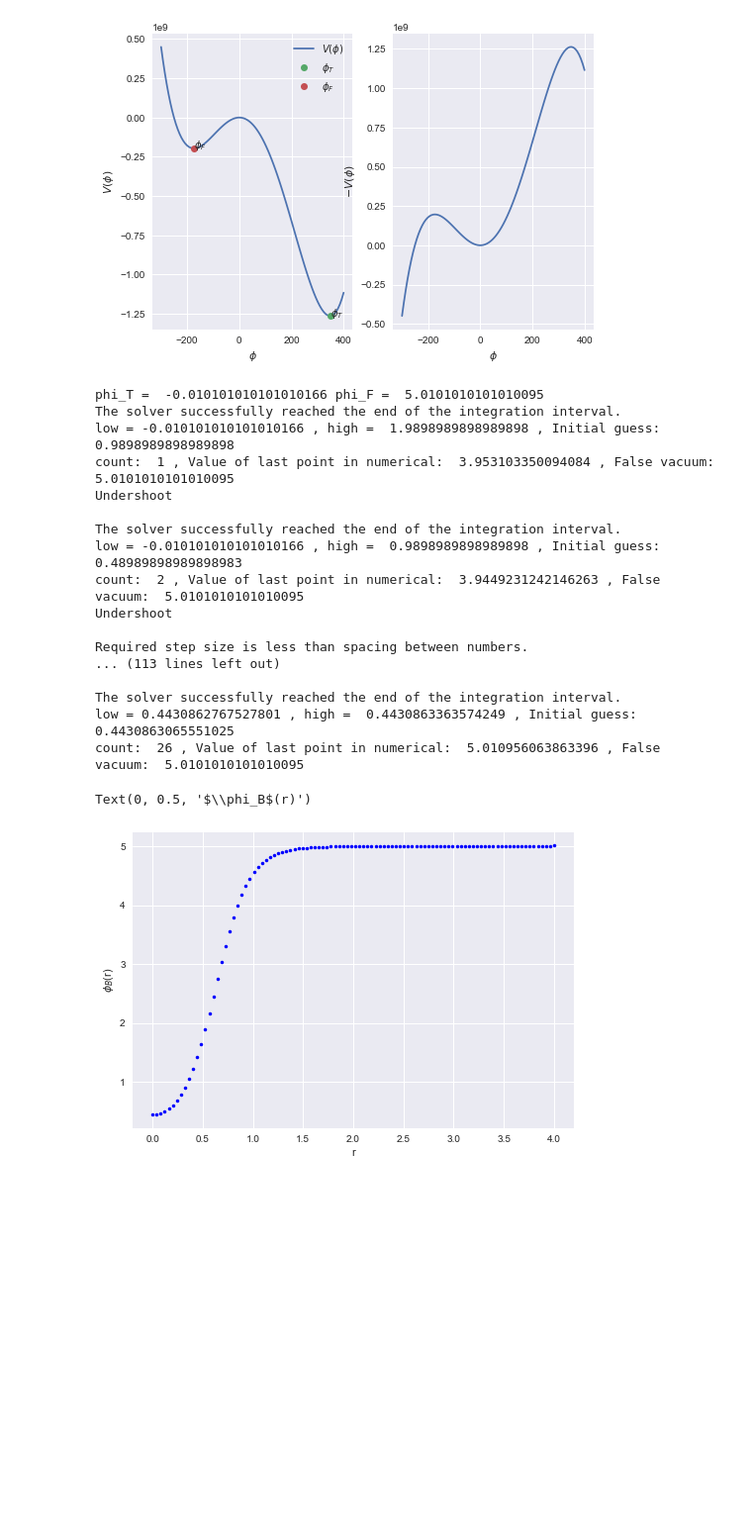
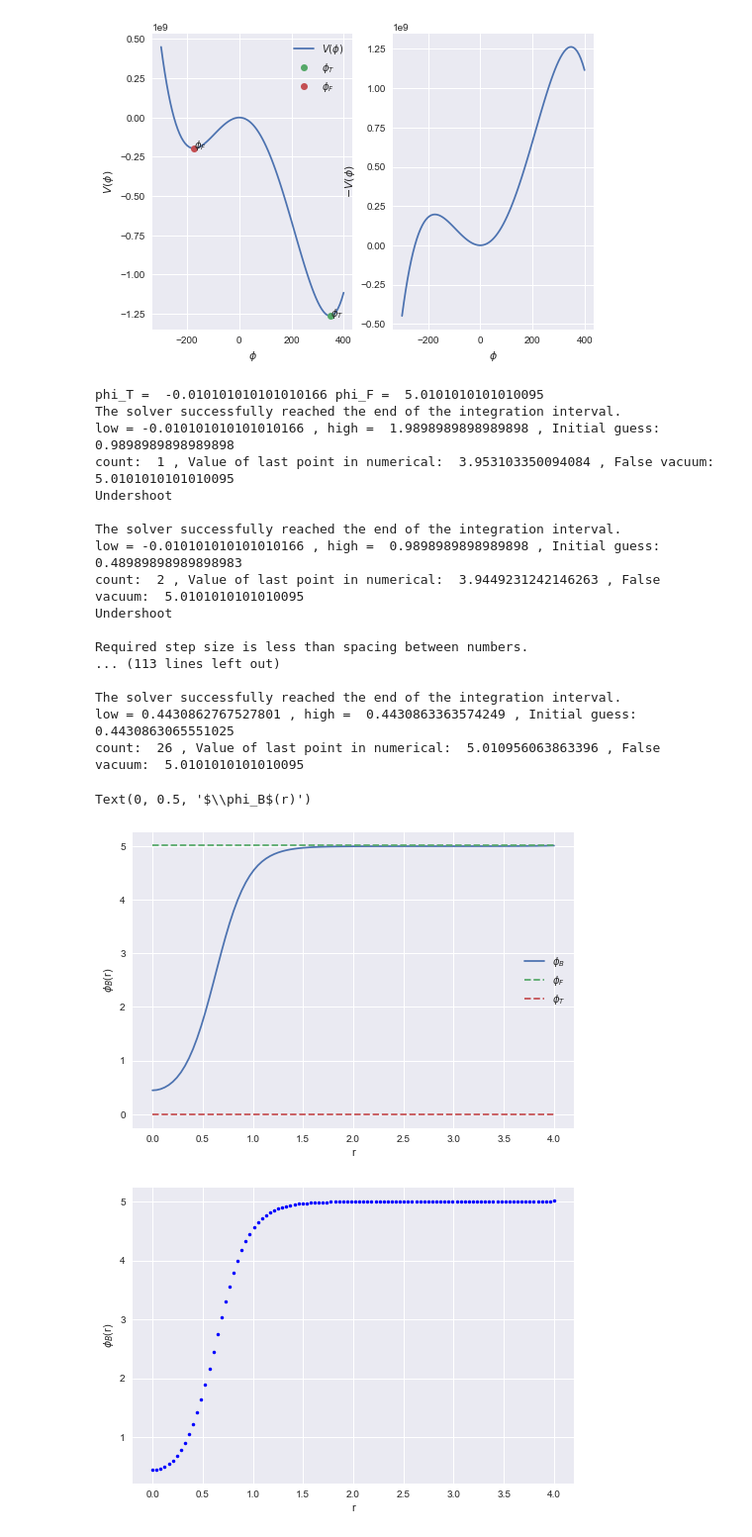
Before and after one commit to magdavdv/project, a Jupyter notebook: Bounce.ipynb, the cells around one changed output. Shown at 99% size. Saved outputs shown, nothing was run; the diff lists cells and outputs as text; code cells hidden in the pictures; blank space fills up the shorter version.

```diff
--- a/Bounce.ipynb
+++ b/Bounce.ipynb
@@ -198,7 +196,7 @@ def shooting(r, phiTrueVacuum, phiFalseVacuum, undershoot, tol):
         # Set a lower and higher bound for our initial placement of the particle.
         # Should be choosen s.t high gives an overshoot and low an undershoot.
         high = phiTrueVacuum
-        low = phiTrueVacuum + undershoot
+        low = phiTrueVacuum - undershoot
 
     # When phi_T is placed to the left of phi_F
     elif phiTrueVacuum < phiFalseVacuum:
@@ -253,7 +251,7 @@ def shooting(r, phiTrueVacuum, phiFalseVacuum, undershoot, tol):
             # it goes to +/- inf, we get the message 'Required step size is less than spacing between numbers.'
             # from solv_ivp if it has very high or low values since it stops working
             if sol.message == 'Required step size is less than spacing between numbers.'\
-                or y_num[-1] < (phiFalseVacuum) or y_num[-1] > (phiTrueVacuum + tol):
+                or y_num[-1] < phiFalseVacuum or y_num[-1] > phiTrueVacuum:
                 high = phi0
                 print('Overshoot \n')
 
@@ -272,7 +270,7 @@ def shooting(r, phiTrueVacuum, phiFalseVacuum, undershoot, tol):
             # it goes to +/- inf, we get the message 'Required step size is less than spacing between numbers.'
             # from solv_ivp if it has very high or low values since it stops working
             if sol.message == 'Required step size is less than spacing between numbers.'\
-                or y_num[-1] < phiTrueVacuum or y_num[-1] > (phiFalseVacuum + tol):
+                or y_num[-1] < phiTrueVacuum or y_num[-1] > phiFalseVacuum:
                 low = phi0
                 print('Overshoot \n')
 
@@ -283,6 +281,15 @@ def shooting(r, phiTrueVacuum, phiFalseVacuum, undershoot, tol):
                 print('Undershoot \n')
 
     return y_num
+# %%
+def plotBounce(phi_Bnum, r, phiTrueVacuum, phiFalseVacuum):
+    plt.figure()
+    plt.plot(r, phi_Bnum, label = '$\phi_B$')
+    plt.plot([r[0], r[-1]], [phiFalseVacuum, phiFalseVacuum], '--', label = '$\phi_F$')
+    plt.plot([r[0], r[-1]], [phiTrueVacuum, phiTrueVacuum], '--', label = '$\phi_T$')
+    plt.legend()
+    plt.xlabel('r')
+    plt.ylabel('$\phi_B$(r)')
 # %%
 # Set the same values as above for the V(phi) = 40*phi^2 -12*phi^3 + phi^4, AnyBubble
 a = 40
@@ -292,34 +299,37 @@ c = 1
 phi_span = np.linspace(-1, 6, 100)
 potential, phiTrueVacuumAB, phiFalseVacuumAB, potTrueVacuumAB, potFalseVacuumAB = V(phi_span)
 
 # First value of r should be close to but not equal 0 since we divide by 0 in EOM
 r = np.linspace(0.00001, 4, 100)
 
 # Use the shooting method to find the bounce solution
 phi_Bnum = shooting(r, phiTrueVacuumAB, phiFalseVacuumAB, undershoot = 2, tol = 1e-3)
+plotBounce(phi_Bnum, r, phiTrueVacuumAB, phiFalseVacuumAB)
+plt.figure()
 plt.plot(r, phi_Bnum, 'b.')
 plt.xlabel('r')
 plt.ylabel('$\phi_B$(r)')
 # %% [output]
 phi_T =  -0.010101010101010166 phi_F =  5.0101010101010095
 The solver successfully reached the end of the integration interval.
 low = -0.010101010101010166 , high =  1.9898989898989898 , Initial guess:  0.9898989898989898
 count:  1 , Value of last point in numerical:  3.953103350094084 , False vacuum:  5.0101010101010095
 Undershoot
 
 The solver successfully reached the end of the integration interval.
 low = -0.010101010101010166 , high =  0.9898989898989898 , Initial guess:  0.48989898989898983
 count:  2 , Value of last point in numerical:  3.9449231242146263 , False vacuum:  5.0101010101010095
 Undershoot
 
 Required step size is less than spacing between numbers.
 ... (113 lines left out)
 
 The solver successfully reached the end of the integration interval.
 low = 0.4430862767527801 , high =  0.4430863363574249 , Initial guess:  0.4430863065551025
 count:  26 , Value of last point in numerical:  5.010956063863396 , False vacuum:  5.0101010101010095
 Text(0, 0.5, '$\\phi_B$(r)')
-[figure, old version]
+[figure, new version]
+[figure, added]
 # %%
 # Set the same values as above for the V(phi) = a*phi^2 -b*phi^3 + c*phi^4, Rubakov, SM-like
 a = -125**2
```
Also changed, not shown: parts of 4 cells of this notebook.
